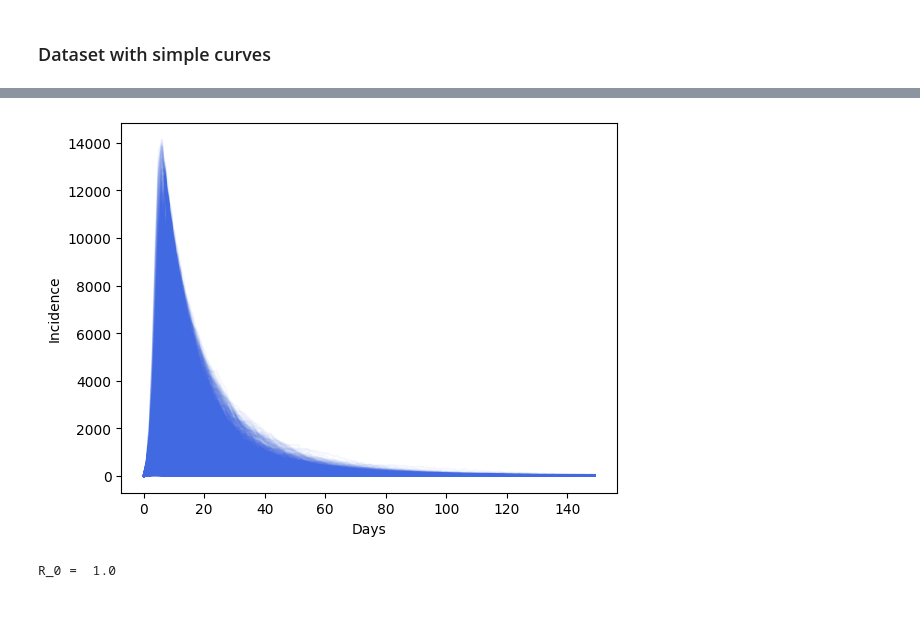
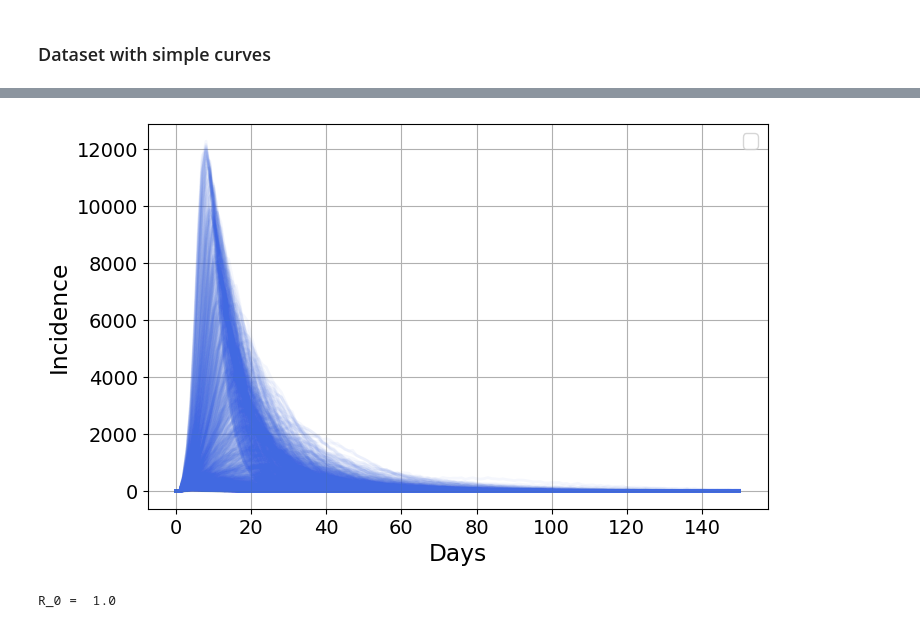
Before and after one commit to Mpkosh/hybrid_surrogate, a Jupyter notebook: notebooks/seir_network_dataset_generation.ipynb, the cells around one changed output, grey strips where cells are left out. Cells and saved outputs as stored; diff of their text form; code cells hidden in the pictures.

```diff
--- a/notebooks/seir_network_dataset_generation.ipynb
+++ b/notebooks/seir_network_dataset_generation.ipynb
@@ -45,4 +46,4 @@ Dataset size: 7200
 # %%
 dataset.to_csv('../data/network_model_dataset_7200.csv')
 # %%
-dataset
+dataset = pd.read_csv('../data/network_model_dataset_7200.csv')
@@ -63,12 +50,16 @@ dataset
 # %%
-for i in range(len(dataset)):
-    plt.plot(dataset.values[i][5:], color='RoyalBlue', alpha=0.05)
-
-plt.xlabel('Days')
-plt.ylabel('Incidence')
-plt.savefig('../figures/train_curves_7200.png', dpi=600, bbox_inches='tight')
+fontsize = 14
+fig, ax = plt.subplots(figsize=(8, 5))
+for i in range(1, len(dataset), 5):
+    ax.plot(dataset.values[i][5:], color='RoyalBlue', alpha=0.05, lw=2)
+ax.set_xlabel('Days', fontsize=1.2*fontsize)
+ax.set_ylabel('Incidence', fontsize=1.2*fontsize)
+ax.tick_params(axis='both', which='major', labelsize=fontsize)
+ax.legend(fontsize=fontsize)
+ax.grid()
+fig.savefig('../figures/train_curves_point_estimation.pdf', bbox_inches='tight')
 # %% [output]
-[figure, old version]
+[figure, new version]
 # %%
 beta = 0.2 # transmission rate
 gamma = 0.3 # latent period rate
```
Also changed, not shown: parts of 3 cells of this notebook, 11 other files.
